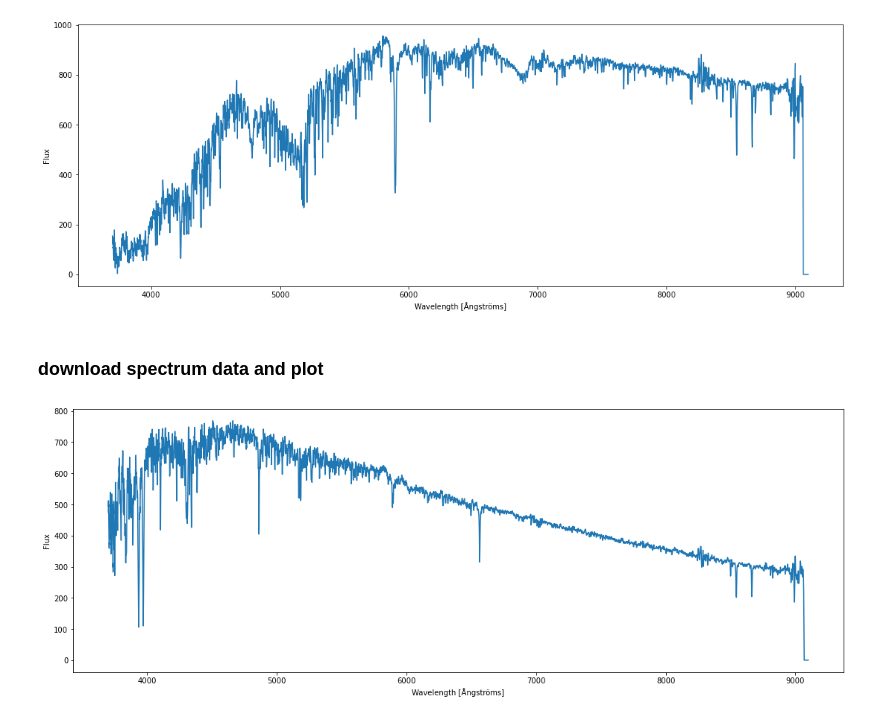
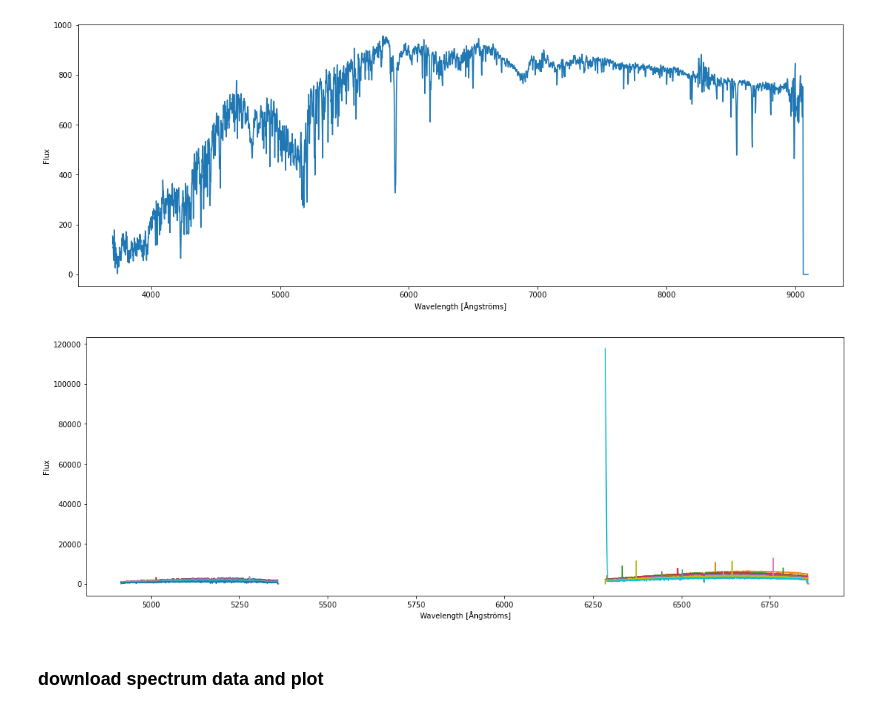
Before and after one commit to fandongwei/pylamost, a Jupyter notebook: pylamost-test.ipynb, the cells around one changed output. Cells and saved outputs as stored; diff of their text form; code cells hidden in the pictures.

Commit message:
support medium resolution fits file read and plot

```diff
--- a/pylamost-test.ipynb
+++ b/pylamost-test.ipynb
@@ -10,7 +10,7 @@ token=12345678
 Then you don't have to write the token next time.
 # %%
 from pylamost import lamost
-lm=lamost(dataset=8)#init the lamost class
+lm=lamost(dataset=8, version=2.0)#init the lamost class
 #lm.token='12345678'#specify your token. You can pass this step, if you created the ~/pylamost.ini file.
 #Using international released data, token can be skip, except sql() function.
 
@@ -125,8 +344,9 @@ lm.plotFits('spec-57278-EG224429N215706B01_sp01-001.fits.gz')
 # %% [output]
 [figure]
+# %%
+#plot local medium resolution spectrum
+lm.plotMRSFits('med-58025-HIP507401_sp02-003.fits.gz')
+# %% [output]
+[figure, added]
 # %% [markdown]
 ### download spectrum data and plot
-# %%
-lm.downloadAndPlotSpectrum('353301007')
-# %% [output]
-[figure, removed]
```
Also changed, not shown: parts of 23 cells of this notebook, 3 other files.
